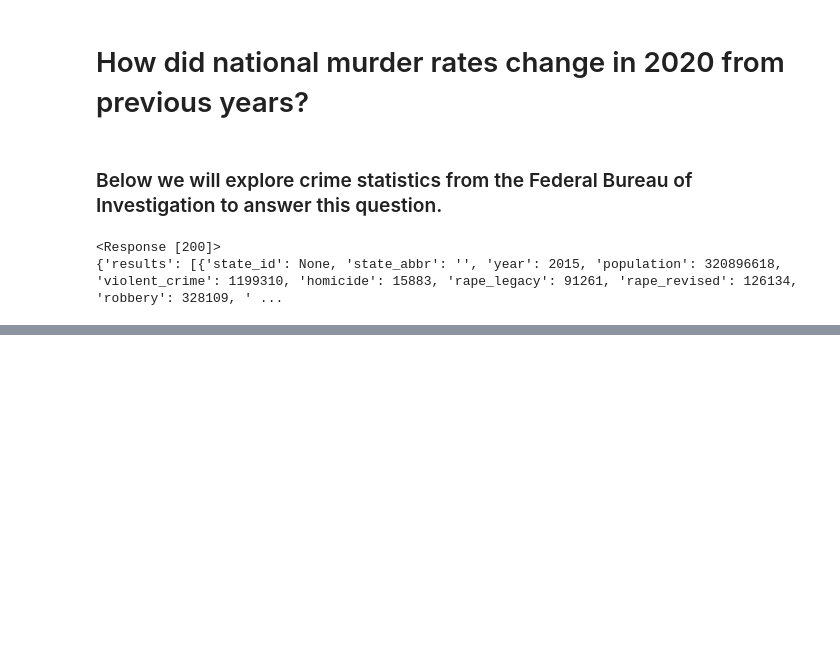
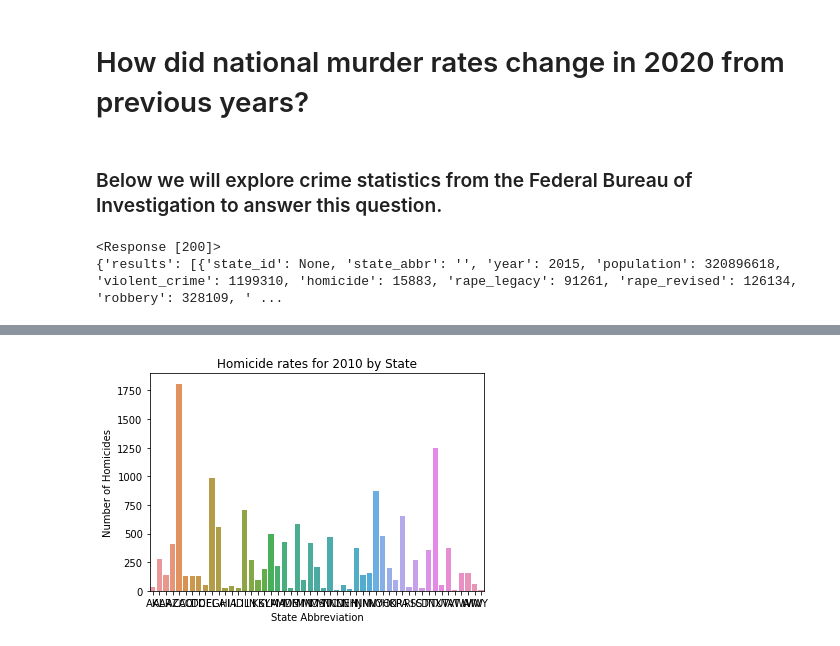
Before and after one commit to N-J-Miller/Project_1, a Jupyter notebook: Project_01_Hafsa_and_Nicole.ipynb, the cells around one changed output, grey strips where cells are left out. Drawn from its saved outputs; the diff is of its cells as text; code cells hidden in the pictures; blank space fills up the shorter version.

Commit message:
yay a graph maybe

```diff
--- a/Project_01_Hafsa_and_Nicole.ipynb
+++ b/Project_01_Hafsa_and_Nicole.ipynb
@@ -112,25 +112,22 @@ print(json_data)
 # %%
 #data we want: year, homicide, population, state, state abr
 #make a null set and append from api
-murder_by_state= {'State ID':[], 'State Abbreviation': [], 'Year': [], 'Population': [], 'Number of Homicides': []}
+murder_by_state_2010= {'State ID':[], 'State Abbreviation': [], 'Year': [], 'Population': [], 'Number of Homicides': []}
 
 for state_abbr in states:
-    base_url = "https://api.usa.gov/crime/fbi/sapi/api/estimates/states/?API_KEY=" + FBI_api   #how to add the state abbr in here?
-
+    base_url = "https://api.usa.gov/crime/fbi/sapi/api/estimates/states/"
     try:
 
-        req = requests.get(base_url + f'{state_abbr}/{2010}/{2020}')
+
+        req = requests.get(base_url+ f'{state_abbr}/2010/2010/?API_KEY={FBI_api}')
 
         data = req.json()
 
-        murder_by_state['State ID'].append(data['state_id'])
-        murder_by_state['State Abbreviation'].append(data['state_abbr'])
-        murder_by_state['Year'].append(data['year'])
-        murder_by_state['Population'].append(data['population'])
-        murder_by_state['Number of Homicides'].append(data['homicide'])
 
-
-        print("processing " + state_abbr)
+        murder_by_state_2010['State ID'].append(data['results'][0]['state_id'])
+        murder_by_state_2010['State Abbreviation'].append(data['results'][0]['state_abbr'])
+        murder_by_state_2010['Year'].append(data['results'][0]['year'])
+        murder_by_state_2010['Population'].append(data['results'][0]['population'])
+        murder_by_state_2010['Number of Homicides'].append(data['results'][0]['homicide'])
     except:
-        print(state_abbr+ " not found")
         pass
@@ -155,3 +134,4 @@ WY not found
 # %%
-murder_by_state
+murder_by_state_2010= pd.DataFrame.from_dict(murder_by_state_2010)
+murder_by_state_2010
 # %% [output]
@@ -175,0 +196,7 @@ print(json_data)
+# %%
+
+sns.barplot(x= 'State Abbreviation', y= 'Number of Homicides', data= murder_by_state_2010)
+plt.title('Homicide rates for 2010 by State')
+plt.show()
+# %% [output]
+[figure, added]
```
Also changed, not shown: parts of 4 cells of this notebook.
